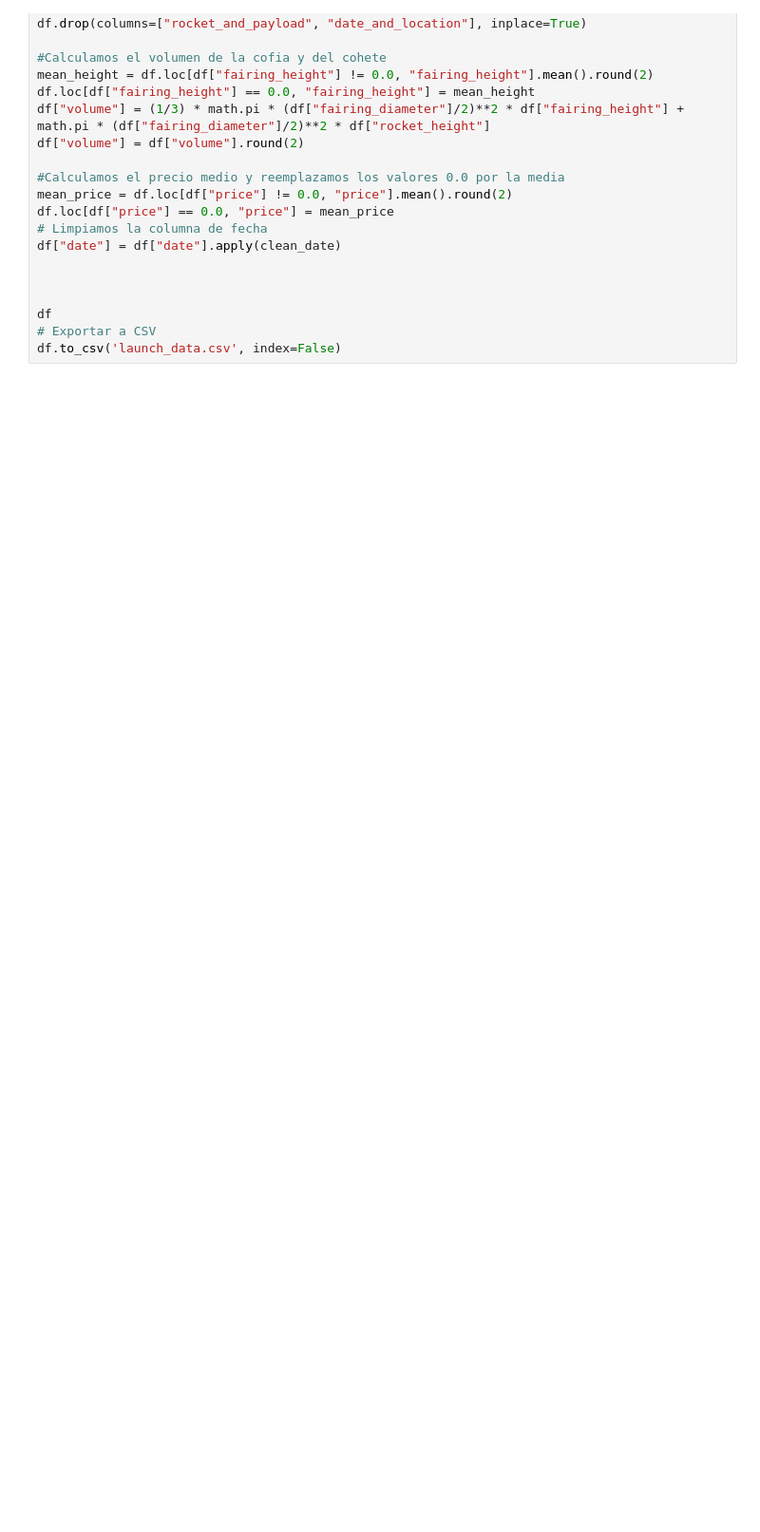
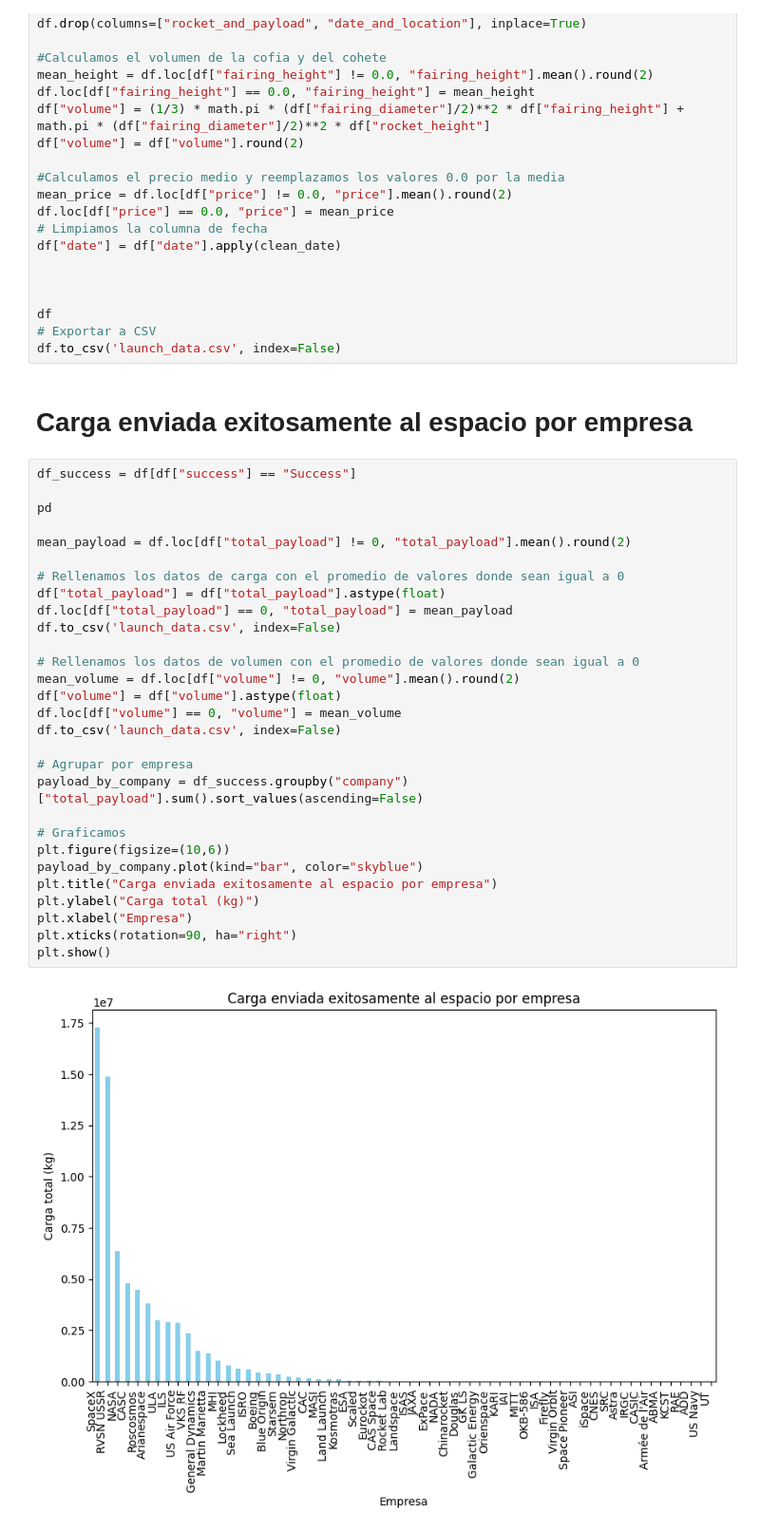
Before and after one commit to Inncubux/Tarea1Data, a Jupyter notebook: Tarea1.ipynb, the cells around one changed output. Shown: that part at 95% size. Drawn from its saved outputs; the diff is of its cells as text; blank space fills up the shorter version.

```diff
--- a/Tarea1.ipynb
+++ b/Tarea1.ipynb
@@ -164,3 +166,36 @@ df["date"] = df["date"].apply(clean_date)
 df
 # Exportar a CSV
 df.to_csv('launch_data.csv', index=False)
+# %% [markdown]
+# Carga enviada exitosamente al espacio por empresa
+# %%
+df_success = df[df["success"] == "Success"]
+
+pd
+
+mean_payload = df.loc[df["total_payload"] != 0, "total_payload"].mean().round(2)
+
+# Rellenamos los datos de carga con el promedio de valores donde sean igual a 0
+df["total_payload"] = df["total_payload"].astype(float)
+df.loc[df["total_payload"] == 0, "total_payload"] = mean_payload
+df.to_csv('launch_data.csv', index=False)
+
+# Rellenamos los datos de volumen con el promedio de valores donde sean igual a 0
+mean_volume = df.loc[df["volume"] != 0, "volume"].mean().round(2)
+df["volume"] = df["volume"].astype(float)
+df.loc[df["volume"] == 0, "volume"] = mean_volume
+df.to_csv('launch_data.csv', index=False)
+
+# Agrupar por empresa
+payload_by_company = df_success.groupby("company")["total_payload"].sum().sort_values(ascending=False)
+
+# Graficamos
+plt.figure(figsize=(10,6))
+payload_by_company.plot(kind="bar", color="skyblue")
+plt.title("Carga enviada exitosamente al espacio por empresa")
+plt.ylabel("Carga total (kg)")
+plt.xlabel("Empresa")
+plt.xticks(rotation=90, ha="right")
+plt.show()
+# %% [output]
+[figure, added]
```
Also changed, not shown: parts of 9 cells of this notebook, 1 other file.
